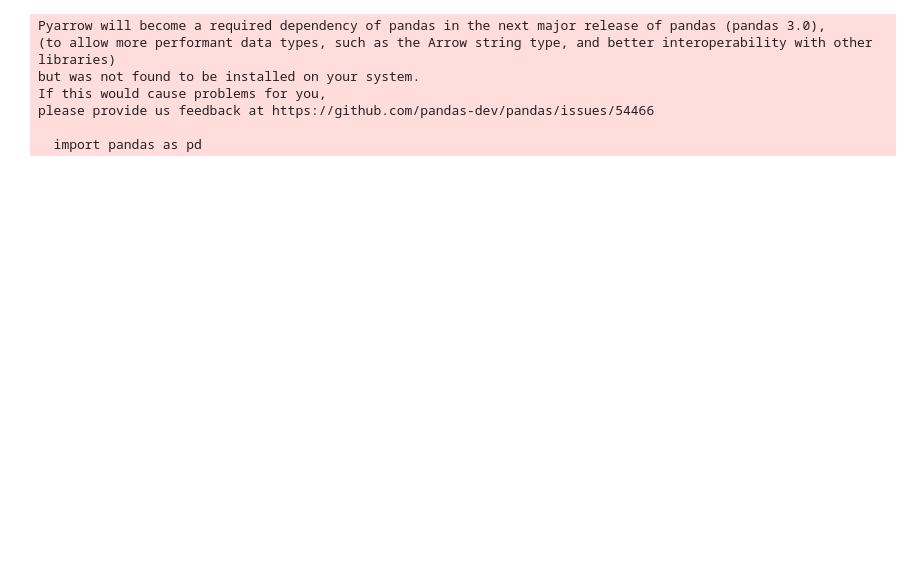
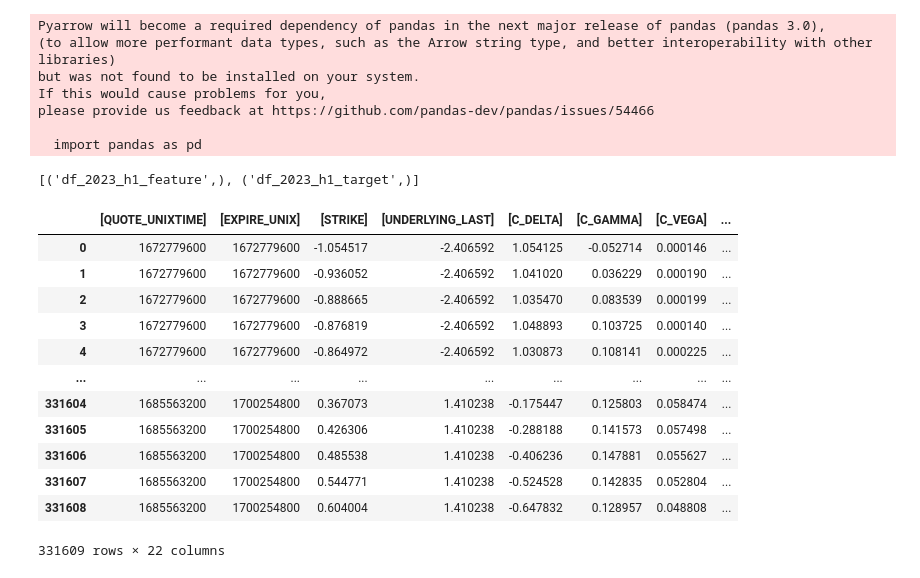
Before and after one commit to Yichen-Wang-2003/24W-PIC16B-Group4, a Jupyter notebook: RNN.ipynb, the cells around one changed output. Saved outputs shown, nothing was run; the diff lists cells and outputs as text; code cells hidden in the pictures; blank space fills up the shorter version.

```diff
--- a/RNN.ipynb
+++ b/RNN.ipynb
@@ -19,0 +19,29 @@ ds = pd.read_csv("/Users/ningsam/Desktop/Winter_2024/PIC16B/df_2023_h1_v2.csv")
+# %%
+# Read in the data from the database
+conn = sqlite3.connect('/Users/ningsam/Desktop/Winter_2024/PIC16B/24W-PIC16B-Group4-copy/data/tables.db')
+# show database content
+cursor = conn.cursor()
+cursor.execute("SELECT name FROM sqlite_master WHERE type='table';")
+print(cursor.fetchall())
+# Extract two tables from it and store them in two pd df
+ds = pd.read_sql_query("SELECT * from df_2023_h1_feature", conn)
+target = pd.read_sql_query("SELECT * from df_2023_h1_target", conn)
+# %% [output]
+[('df_2023_h1_feature',), ('df_2023_h1_target',)]
+# %%
+ds_new = ds.copy()
+ds
+# %% [output]
+|  | [QUOTE_UNIXTIME] | [EXPIRE_UNIX] | [STRIKE] | [UNDERLYING_LAST] | [C_DELTA] | [C_GAMMA] | [C_VEGA] | ... |
+| 0 | 1672779600 | 1672779600 | -1.054517 | -2.406592 | 1.054125 | -0.052714 | 0.000146 | ... |
+| 1 | 1672779600 | 1672779600 | -0.936052 | -2.406592 | 1.041020 | 0.036229 | 0.000190 | ... |
+| 2 | 1672779600 | 1672779600 | -0.888665 | -2.406592 | 1.035470 | 0.083539 | 0.000199 | ... |
+| 3 | 1672779600 | 1672779600 | -0.876819 | -2.406592 | 1.048893 | 0.103725 | 0.000140 | ... |
+| 4 | 1672779600 | 1672779600 | -0.864972 | -2.406592 | 1.030873 | 0.108141 | 0.000225 | ... |
+| ... | ... | ... | ... | ... | ... | ... | ... | ... |
+| 331604 | 1685563200 | 1700254800 | 0.367073 | 1.410238 | -0.175447 | 0.125803 | 0.058474 | ... |
+| 331605 | 1685563200 | 1700254800 | 0.426306 | 1.410238 | -0.288188 | 0.141573 | 0.057498 | ... |
+| 331606 | 1685563200 | 1700254800 | 0.485538 | 1.410238 | -0.406236 | 0.147881 | 0.055627 | ... |
+| 331607 | 1685563200 | 1700254800 | 0.544771 | 1.410238 | -0.524528 | 0.142835 | 0.052804 | ... |
+| 331608 | 1685563200 | 1700254800 | 0.604004 | 1.410238 | -0.647832 | 0.128957 | 0.048808 | ... |
+331609 rows × 22 columns
```
Also changed, not shown: parts of 26 cells of this notebook, 1 other file.
